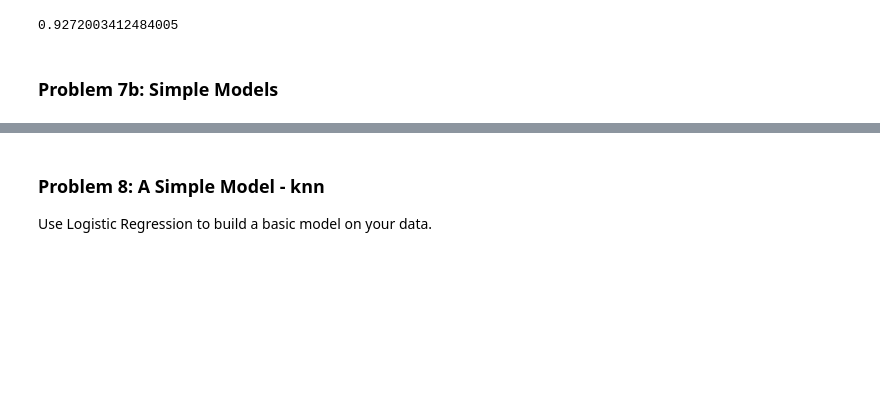
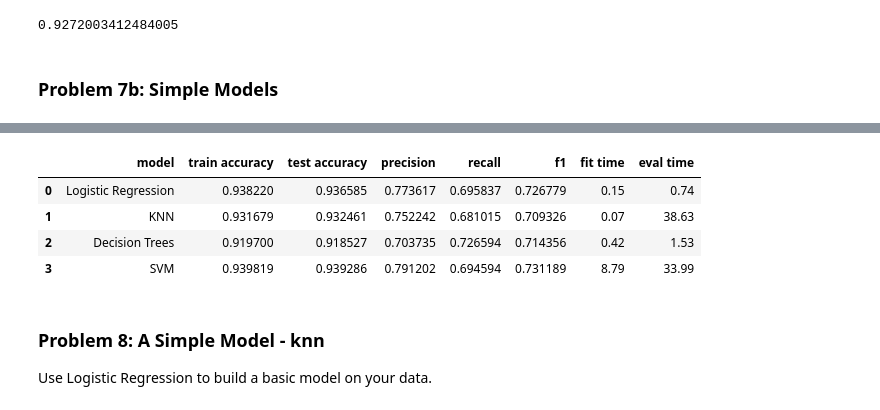
Before and after one commit to mgk2014/PCMLAI-bankcampaign, a Jupyter notebook: prompt_III.ipynb, the cells around one changed output, grey strips where cells are left out. Cells and saved outputs as stored; diff of their text form; code cells hidden in the pictures; blank space fills up the shorter version.

Commit message:
simplified initial model evaluation method

```diff
--- a/prompt_III.ipynb
+++ b/prompt_III.ipynb
@@ -434,0 +416,39 @@ Time Taken 41.850
+# %%
+
+models_evaluated = pd.DataFrame()
+
+for model_name, pipeline in pipelines.items():
+    start_time = time.time()
+
+    # fit the selected model
+    pipeline.fit(X_train, y_train.values.ravel())
+
+    fit_time = round(time.time() - start_time, 2)
+    start_time = time.time()
+
+    train_score = cross_val_score(pipeline, X_train, y_train.values.ravel(), cv=5, scoring='accuracy').mean()
+
+    y_pred = pipeline.predict(X_test)
+    test_accuracy = accuracy_score(y_test, y_pred)
+    recall = recall_score(y_test, y_pred, average='macro')
+    precision = precision_score(y_test, y_pred, average='macro')
+    f1 = f1_score(y_test, y_pred, average='macro')
+
+    eval_time = round(time.time() - start_time, 2)
+
+    print(f"{model_name} with train accuracy score {score:.3f}, took {time.time()-start_time:.3f} seconds")
+
+    dict = {'model': model_name,
+            'train accuracy': train_score,
+            'test accuracy': test_accuracy,
+            'precision': precision,
+            'recall': recall,
+            'f1': f1,
+            'fit time': fit_time,
+            'eval time': eval_time}
+
+    models_evaluated = pd.concat([models_evaluated, pd.DataFrame([dict])], ignore_index=True)
+
+
+models_evaluated
+# %% [output]
@@ -435,3 +463,8 @@ Time Taken 41.850
+|  | model | train accuracy | test accuracy | precision | recall | f1 | fit time | eval time |
+| 0 | Logistic Regression | 0.938220 | 0.936585 | 0.773617 | 0.695837 | 0.726779 | 0.15 | 0.74 |
+| 1 | KNN | 0.931679 | 0.932461 | 0.752242 | 0.681015 | 0.709326 | 0.07 | 38.63 |
+| 2 | Decision Trees | 0.919700 | 0.918527 | 0.703735 | 0.726594 | 0.714356 | 0.42 | 1.53 |
+| 3 | SVM | 0.939819 | 0.939286 | 0.791202 | 0.694594 | 0.731189 | 8.79 | 33.99 |
 # %% [markdown]
 ### Problem 8: A Simple Model - knn
 
```
Also changed, not shown: parts of 6 cells of this notebook.
